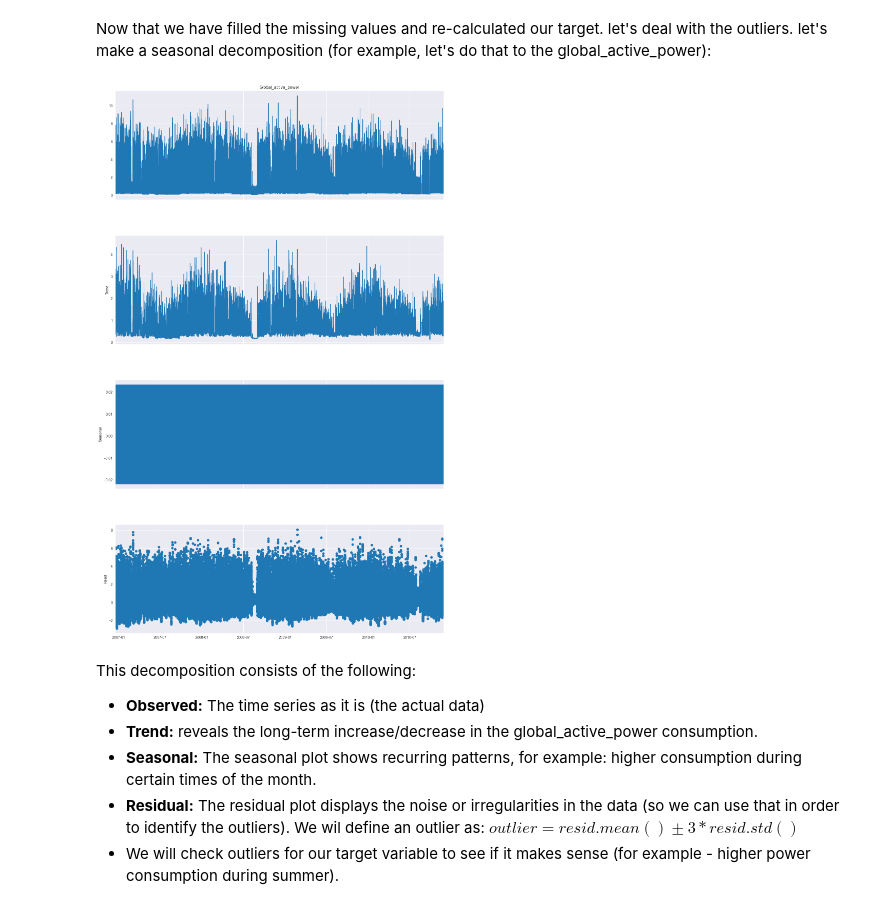
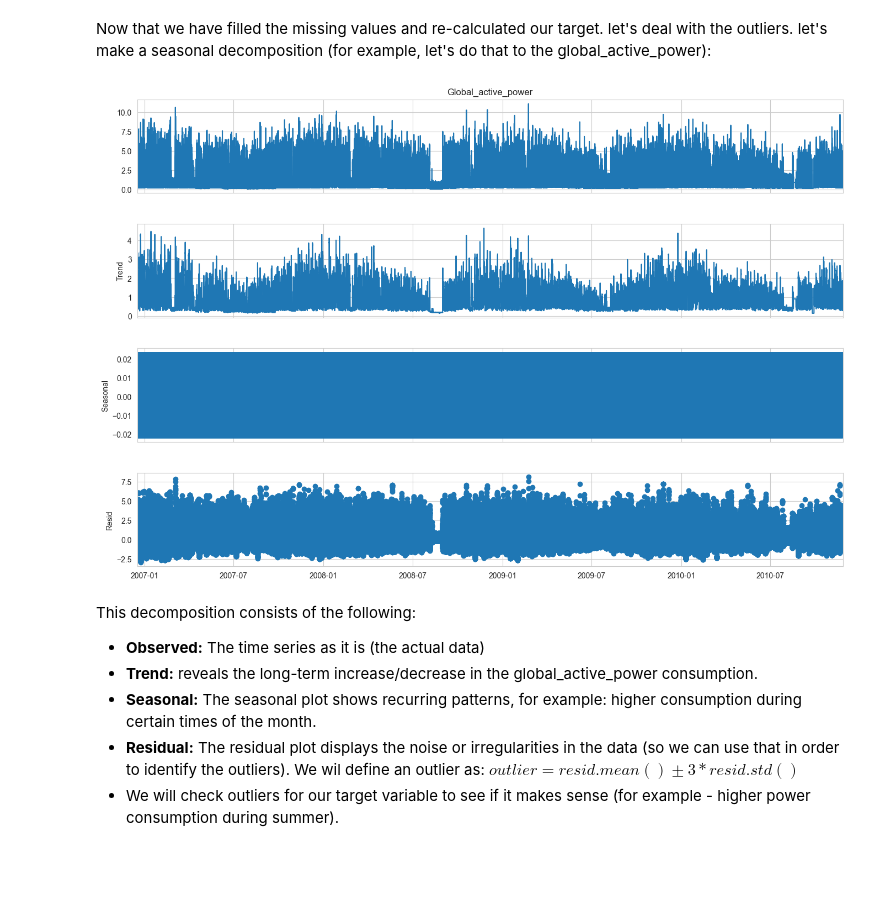
Before and after one commit to BarackSamuni/Data_science_lab2_homework2_solution, a Jupyter notebook: Homework2_solution.ipynb, the cells around one changed output. Saved outputs shown, nothing was run; the diff lists cells and outputs as text; code cells hidden in the pictures; blank space fills up the shorter version.

```diff
--- a/Homework2_solution.ipynb
+++ b/Homework2_solution.ipynb
@@ -346,10 +348,10 @@ Now that we have filled the missing values and re-calculated our target. let's d
 # %%
 decomposition = sm.tsa.seasonal_decompose(power_consumption_df_no_missing['Global_active_power'],model='additive',period=365)
 fig1 = decomposition.plot()
-fig1.set_size_inches((15,25))
+fig1.set_size_inches((15,10))
 plt.show()
 # %% [output]
-[figure, old version]
+[figure, new version]
 # %% [markdown]
 This decomposition consists of the following:
 * **Observed:** The time series as it is (the actual data)
```
Also changed, not shown: parts of 16 cells of this notebook, 1 other file.
